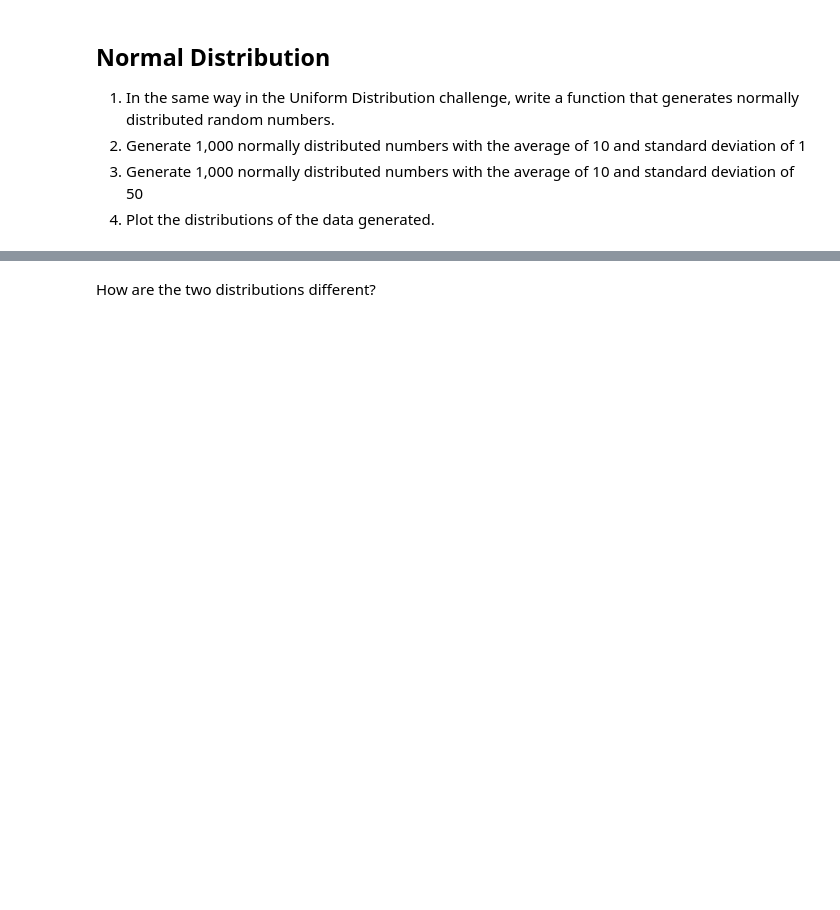
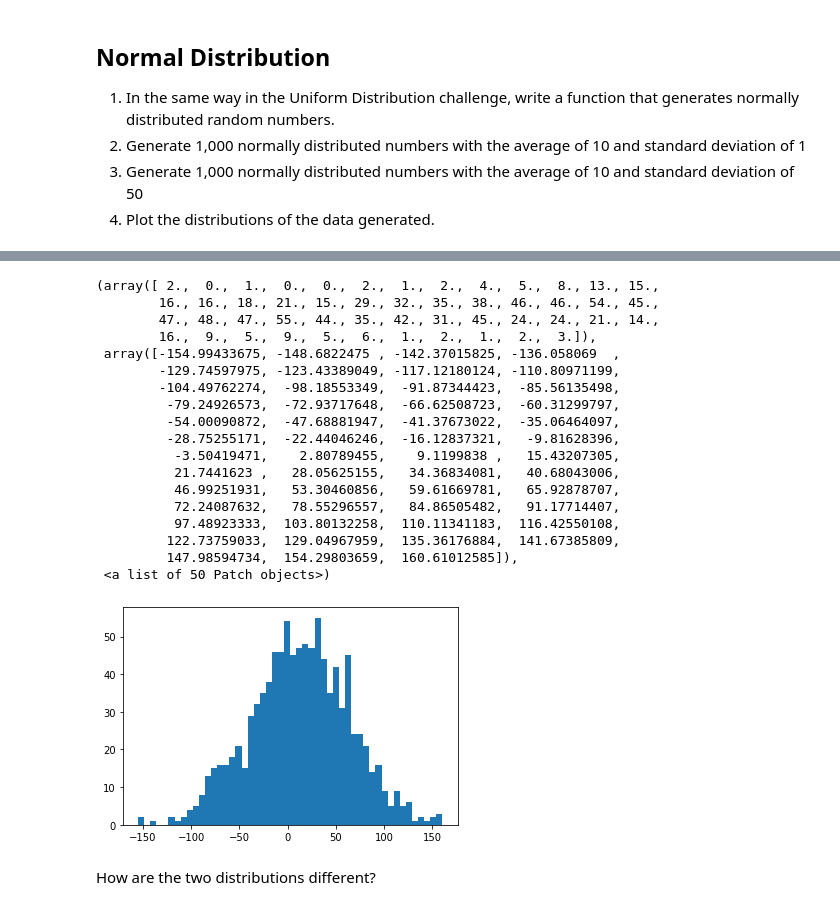
Before and after one commit to ta-datapt-bcn/lab-cont-probability-distribution, a Jupyter notebook: your_code/main.ipynb, the cells around one changed output, grey strips where cells are left out. Cells and saved outputs as stored; diff of their text form; code cells hidden in the pictures; blank space fills up the shorter version.

```diff
--- a/your_code/main.ipynb
+++ b/your_code/main.ipynb
@@ -57,3 +127,25 @@ How are the two distributions different?
+# %%
+plt.hist(sec,bins = 50)
+# %% [output]
+(array([ 2.,  0.,  1.,  0.,  0.,  2.,  1.,  2.,  4.,  5.,  8., 13., 15.,
+        16., 16., 18., 21., 15., 29., 32., 35., 38., 46., 46., 54., 45.,
+        47., 48., 47., 55., 44., 35., 42., 31., 45., 24., 24., 21., 14.,
+        16.,  9.,  5.,  9.,  5.,  6.,  1.,  2.,  1.,  2.,  3.]),
+ array([-154.99433675, -148.6822475 , -142.37015825, -136.058069  ,
+        -129.74597975, -123.43389049, -117.12180124, -110.80971199,
+        -104.49762274,  -98.18553349,  -91.87344423,  -85.56135498,
+         -79.24926573,  -72.93717648,  -66.62508723,  -60.31299797,
+         -54.00090872,  -47.68881947,  -41.37673022,  -35.06464097,
+         -28.75255171,  -22.44046246,  -16.12837321,   -9.81628396,
+          -3.50419471,    2.80789455,    9.1199838 ,   15.43207305,
+          21.7441623 ,   28.05625155,   34.36834081,   40.68043006,
+          46.99251931,   53.30460856,   59.61669781,   65.92878707,
+          72.24087632,   78.55296557,   84.86505482,   91.17714407,
+          97.48923333,  103.80132258,  110.11341183,  116.42550108,
+         122.73759033,  129.04967959,  135.36176884,  141.67385809,
+         147.98594734,  154.29803659,  160.61012585]),
+ <a list of 50 Patch objects>)
+[figure, added]
 # %% [markdown]
 How are the two distributions different?
 # %%
```
Also changed, not shown: parts of 17 cells of this notebook, 1 other file.
